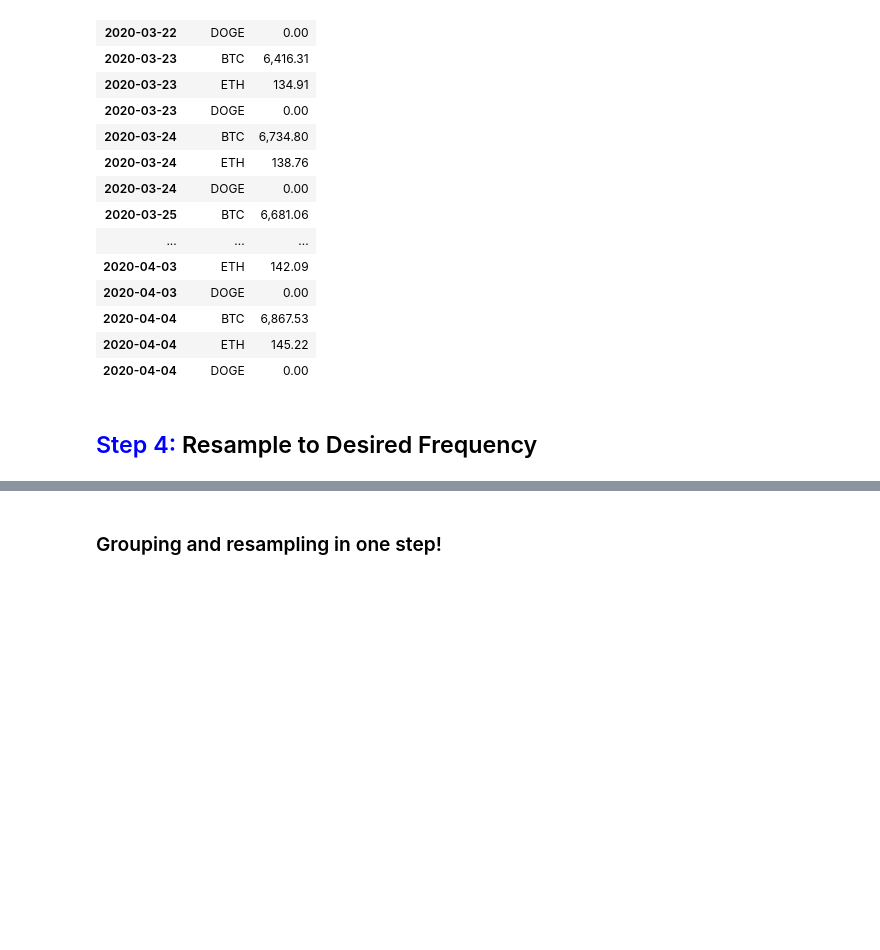
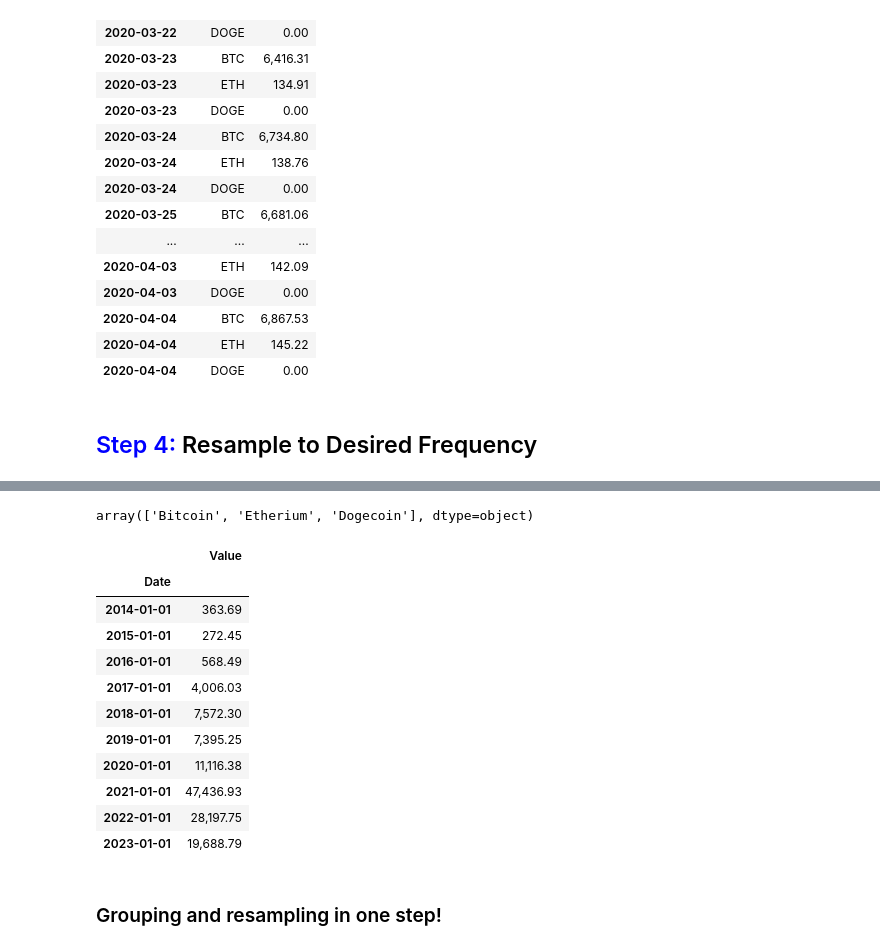
Before and after one commit to erwincarlogonzales/data-viz-time-series-analysis-codealongs, a Jupyter notebook: Solutions/SOLUTIONS Wk18-Lecture01-CodeAlong-Crypto.ipynb, the cells around one changed output, grey strips where cells are left out. Saved outputs shown, nothing was run; the diff lists cells and outputs as text; code cells hidden in the pictures; blank space fills up the shorter version.

```diff
--- a/Solutions/SOLUTIONS Wk18-Lecture01-CodeAlong-Crypto.ipynb
+++ b/Solutions/SOLUTIONS Wk18-Lecture01-CodeAlong-Crypto.ipynb
@@ -240,6 +242,27 @@ long_crypto.loc['March 22nd, 2020':'April 4th, 2020', ['Currency','Value']]
 ### Pandas Frequency Codes
 
 ![pandas frequency codes](../pandas_freq_cheatsheet.png)
+# %%
+long_crypto['CryptoCurrency'].unique()
+# %% [output]
+array(['Bitcoin', 'Etherium', 'Dogecoin'], dtype=object)
+# %%
+# This is one of the things we're building towards
+#Filtering - Yearly (AS), Monthly (MS), Weekly (W), Daily (D)
+long_crypto[long_crypto['CryptoCurrency'] == 'Bitcoin'].resample('AS').mean()
+# %% [output]
+|  | Value |
+| Date |  |
+| 2014-01-01 | 363.69 |
+| 2015-01-01 | 272.45 |
+| 2016-01-01 | 568.49 |
+| 2017-01-01 | 4,006.03 |
+| 2018-01-01 | 7,572.30 |
+| 2019-01-01 | 7,395.25 |
+| 2020-01-01 | 11,116.38 |
+| 2021-01-01 | 47,436.93 |
+| 2022-01-01 | 28,197.75 |
+| 2023-01-01 | 19,688.79 |
 # %% [markdown]
 ### Grouping and resampling in one step!
 # %%
```
Also changed, not shown: parts of 8 cells of this notebook.
